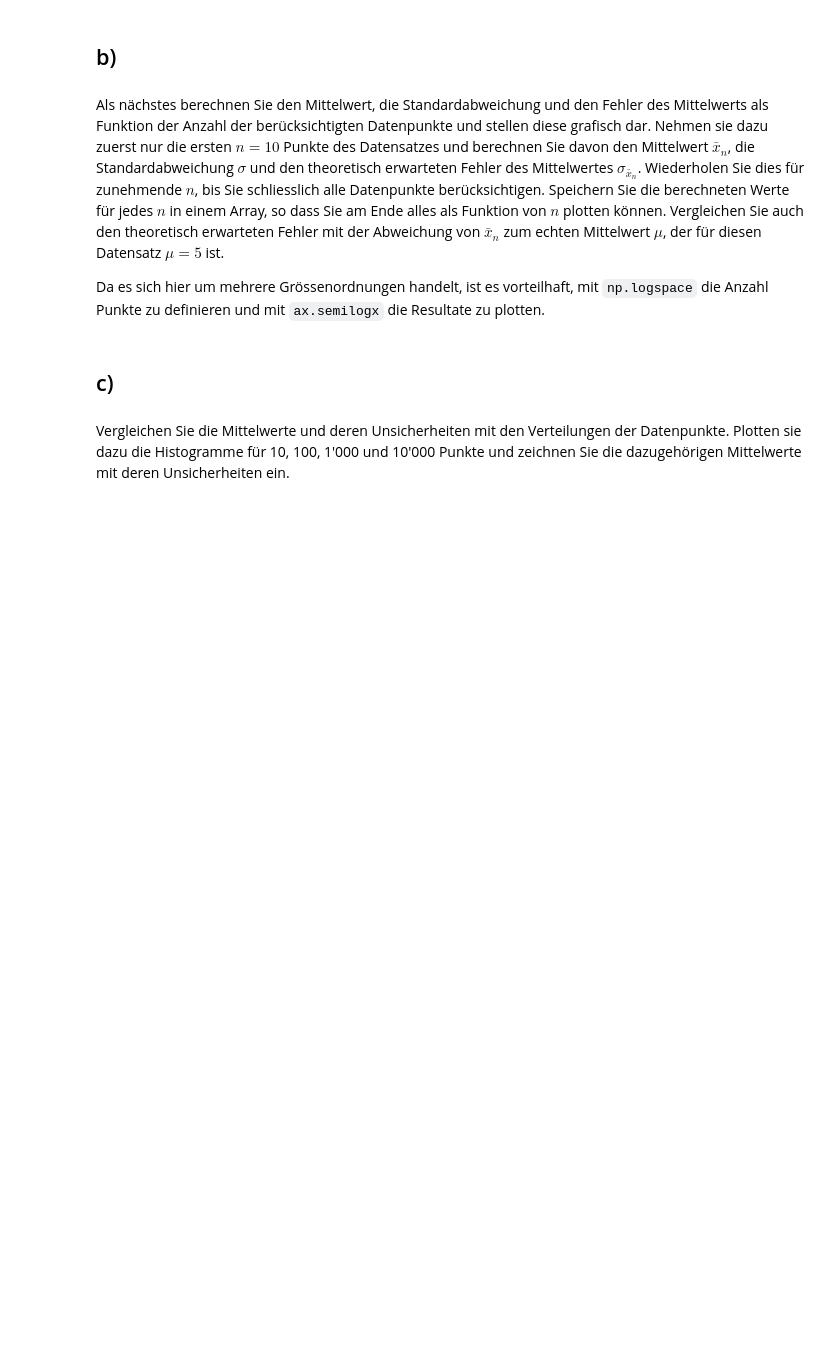
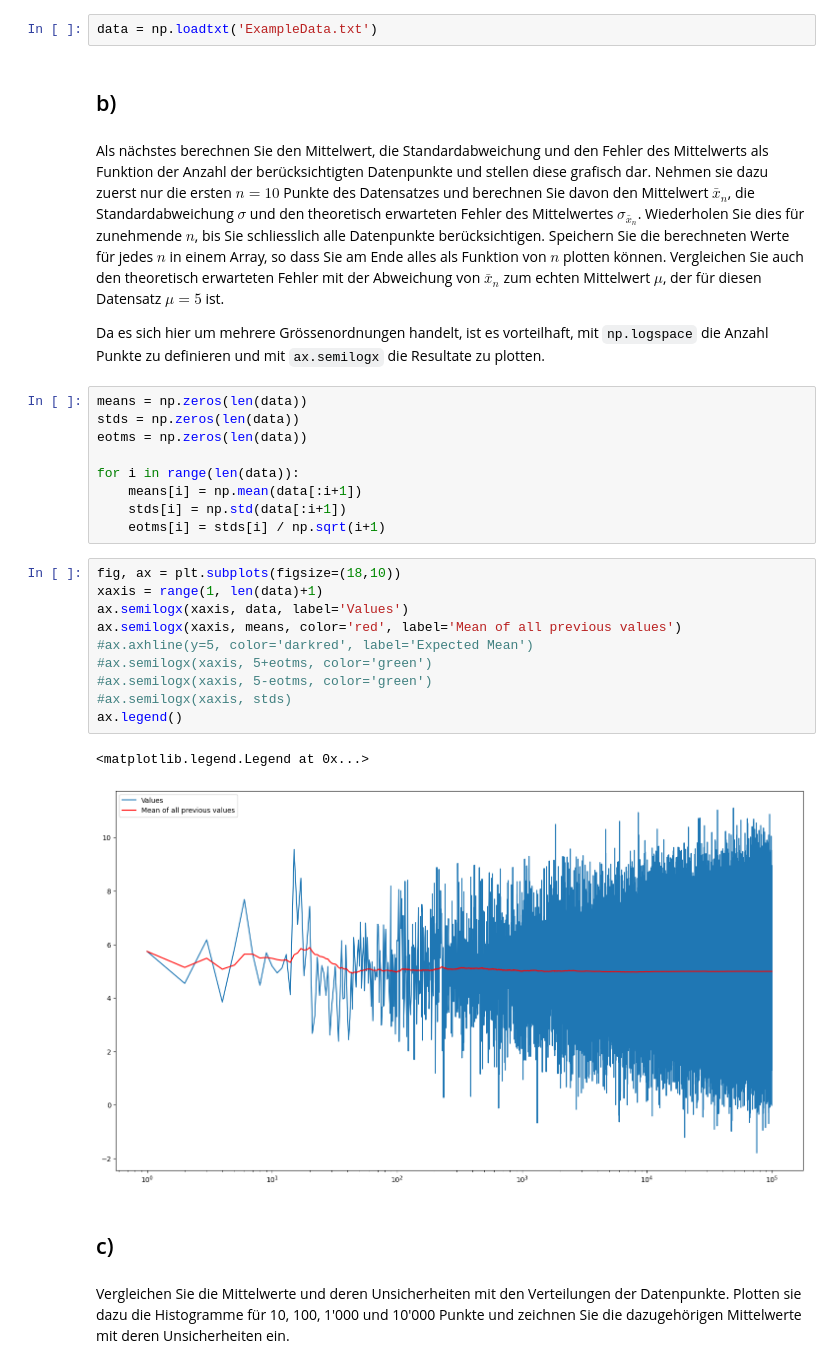
Before and after one commit to fflopsi/datenanalyse, a Jupyter notebook: exercises/04/Aufgabenlatt_4.ipynb, the cells around one changed output. Saved outputs shown, nothing was run; the diff lists cells and outputs as text; blank space fills up the shorter version.

```diff
--- a/exercises/04/Aufgabenlatt_4.ipynb
+++ b/exercises/04/Aufgabenlatt_4.ipynb
@@ -34,6 +34,8 @@ In dieser Aufgabe untersuchen Sie den Mittelwert und dessen Fehler als Funktion
 ## a)
 # %% [markdown]
 Laden Sie dazu zuerst den Datensatz `ExampleData.txt`.
+# %%
+data = np.loadtxt('ExampleData.txt')
 # %% [markdown]
 ## b)
 # %% [markdown]
@@ -42,6 +44,28 @@ Speichern Sie die berechneten Werte für jedes $n$ in einem Array, so dass Sie a
 Vergleichen Sie auch den theoretisch erwarteten Fehler mit der Abweichung von $\bar{x}_n$ zum echten Mittelwert $\mu$, der für diesen Datensatz $\mu=5$ ist.
 
 Da es sich hier um mehrere Grössenordnungen handelt, ist es vorteilhaft, mit `np.logspace` die Anzahl Punkte zu definieren und mit `ax.semilogx` die Resultate zu plotten.
+# %%
+means = np.zeros(len(data))
+stds = np.zeros(len(data))
+eotms = np.zeros(len(data))
+
+for i in range(len(data)):
+    means[i] = np.mean(data[:i+1])
+    stds[i] = np.std(data[:i+1])
+    eotms[i] = stds[i] / np.sqrt(i+1)
+# %%
+fig, ax = plt.subplots(figsize=(18,10))
+xaxis = range(1, len(data)+1)
+ax.semilogx(xaxis, data, label='Values')
+ax.semilogx(xaxis, means, color='red', label='Mean of all previous values')
+#ax.axhline(y=5, color='darkred', label='Expected Mean')
+#ax.semilogx(xaxis, 5+eotms, color='green')
+#ax.semilogx(xaxis, 5-eotms, color='green')
+#ax.semilogx(xaxis, stds)
+ax.legend()
+# %% [output]
+<matplotlib.legend.Legend at 0x...>
+[figure, added]
 # %% [markdown]
 ## c)
 # %% [markdown]
```
Also changed, not shown: parts of 9 cells of this notebook.
